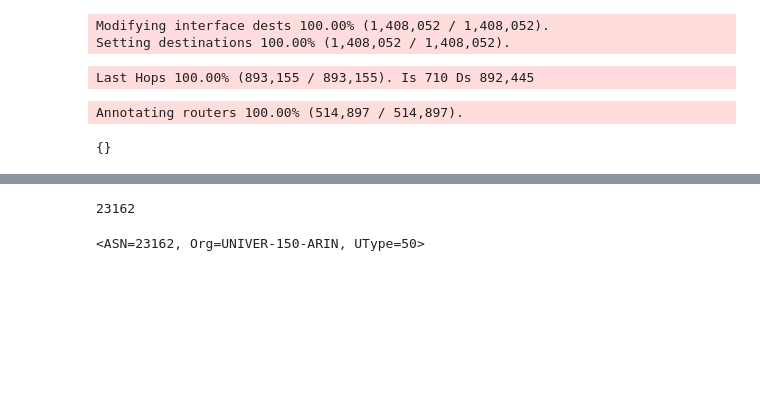
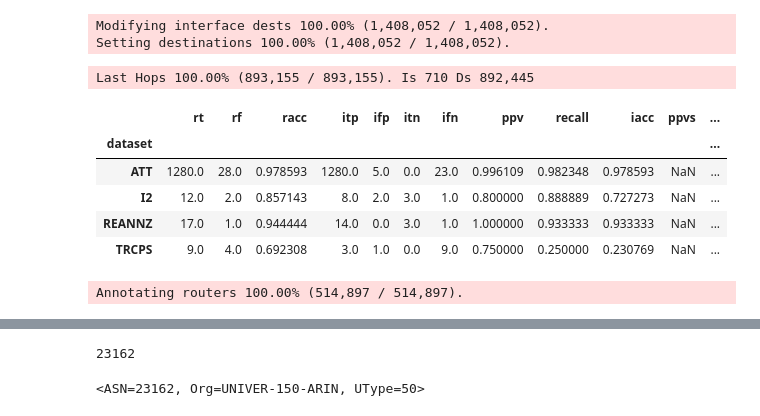
Before and after one commit to alexmarder/bdrmapit, a Jupyter notebook: Untitled1.ipynb, the cells around one changed output, grey strips where cells are left out. Drawn from its saved outputs; the diff is of its cells as text; code cells hidden in the pictures; blank space fills up the shorter version.

```diff
--- a/Untitled1.ipynb
+++ b/Untitled1.ipynb
@@ -22,3 +23,17 @@ ip2as = create_table('../ip2as/test.csv')
 as2org = AS2Org('../retrieve-external/orgs/20181001.as-org2info.txt.gz')
 # %%
 bgp = BGP('../retrieve-external/rels/20180801.as-rel.txt.bz2', '../retrieve-external/rels/20180801.ppdc-ases.txt.bz2')
+# %%
+verify_dict = {
+    'ATT': att.att_gt2018(
+        '../verify_bdrmapit/verify_bdrmapit/att2018/atl3-us.as7018.interesting.csv.foo',
+        '../verify_bdrmapit/verify_bdrmapit/att2018/lwc2-us.as7018.interesting.csv.foo',
+        '../verify_bdrmapit/verify_bdrmapit/att2018/msn3-us.as7018.interesting.csv.foo',
+        '../verify_bdrmapit/verify_bdrmapit/att2018/oak5-us.as7018.interesting.csv.foo',
+        '../verify_bdrmapit/verify_bdrmapit/att2018/san7-us.as7018.interesting.csv.foo',
+    ),
+    'I2': i2.parse('../verify_bdrmapit/verify_bdrmapit/i2/show_interfaces.20180313.xml', ip2as, 'primary'),
+    'TRCPS': i2.parse('../verify_bdrmapit/verify_bdrmapit/i2/show_interfaces.20180313.xml', ip2as, 'trcps'),
+    'REANNZ': reannz.reannz_gt('../verify_bdrmapit/verify_bdrmapit/reannz/bgp-peers.txt', use_otherside=False)
+}
+{k: len(v) for k, v in verify_dict.items()}
@@ -56,0 +82,3 @@ bdrmapit = Bdrmapit(graph, as2org, bgp)
+# %%
+verify_interfaces_nosucc = {k: [i for i in v if not i.router.succ] for k, v in verify_interfaces.items()}
+{k: len(v) for k, v in verify_interfaces_nosucc.items()}
@@ -63,10 +108,20 @@ Setting destinations 100.00% (1,408,052 / 1,408,052).
 lh.annotate_lasthops(bdrmapit, routers_nosucc)
 # %% [output]
 Last Hops 100.00% (893,155 / 893,155). Is 710 Ds 892,445
+# %%
+lv = verify.verify(verify_interfaces_nosucc, Updates(), Updates())
+lv.groupby('dataset').apply(comparison)
+# %% [output]
+|  | rt | rf | racc | itp | ifp | itn | ifn | ppv | recall | iacc | ppvs | ... |
+| dataset |  |  |  |  |  |  |  |  |  |  |  | ... |
+| ATT | 1280.0 | 28.0 | 0.978593 | 1280.0 | 5.0 | 0.0 | 23.0 | 0.996109 | 0.982348 | 0.978593 | NaN | ... |
+| I2 | 12.0 | 2.0 | 0.857143 | 8.0 | 2.0 | 3.0 | 1.0 | 0.800000 | 0.888889 | 0.727273 | NaN | ... |
+| REANNZ | 17.0 | 1.0 | 0.944444 | 14.0 | 0.0 | 3.0 | 1.0 | 1.000000 | 0.933333 | 0.933333 | NaN | ... |
+| TRCPS | 9.0 | 4.0 | 0.692308 | 3.0 | 1.0 | 0.0 | 9.0 | 0.750000 | 0.250000 | 0.230769 | NaN | ... |
 # %%
 r1 = Updates()
 i1 = Updates()
 alg.annotate_routers(bdrmapit, r1, i1, routers_succ)
+r1.advance()
 # %% [output]
 Annotating routers 100.00% (514,897 / 514,897).
-{}
```
Also changed, not shown: parts of 37 cells of this notebook.
